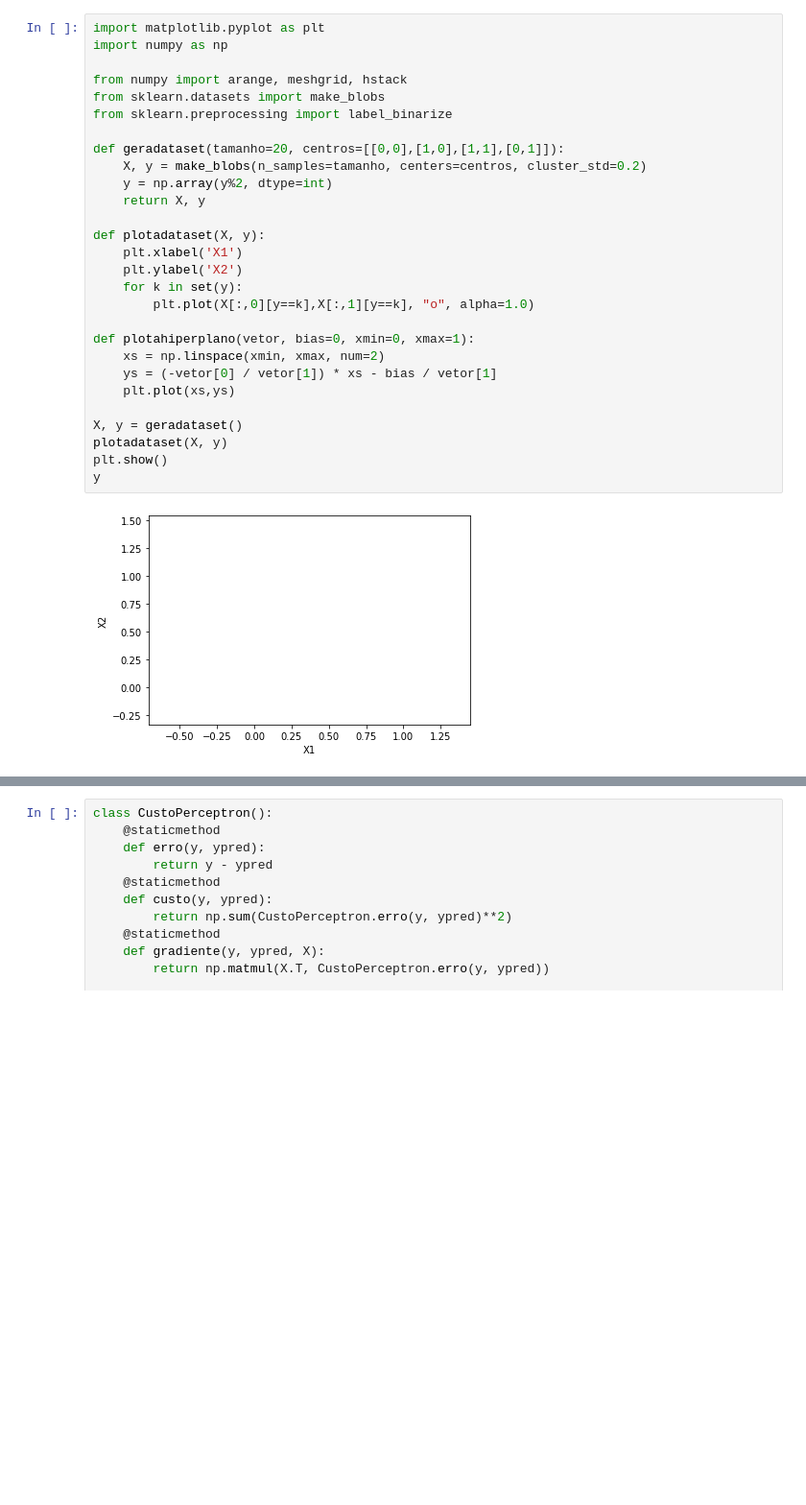
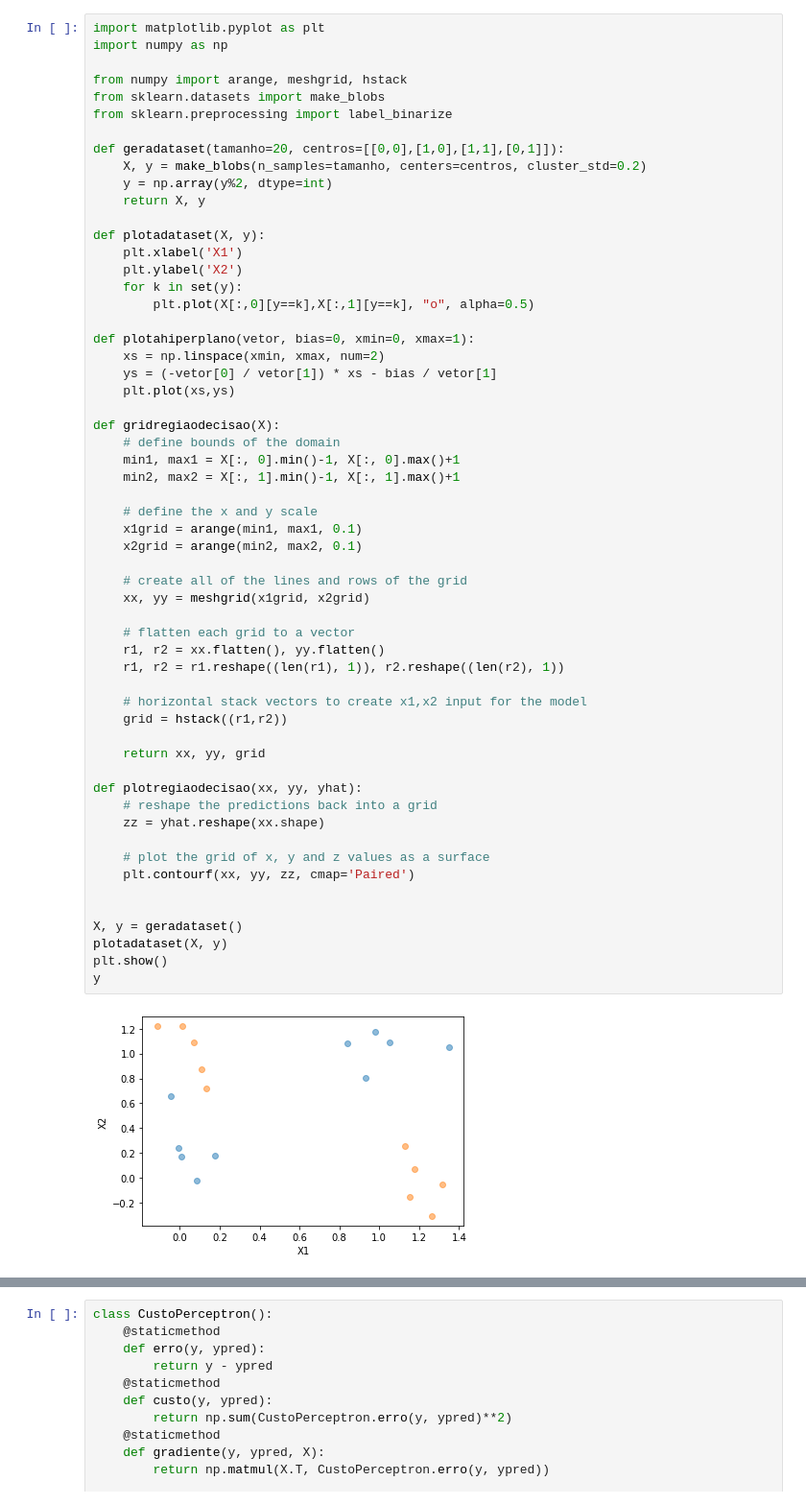
Before and after one commit to leandrolustosa/renear, a Jupyter notebook: elm/elm.ipynb, the cells around one changed output, grey strips where cells are left out. Shown at 96% size. Cells and saved outputs as stored; diff of their text form; blank space fills up the shorter version.

```diff
--- a/elm/elm.ipynb
+++ b/elm/elm.ipynb
@@ -1,30 +1,59 @@
 # %%
 import matplotlib.pyplot as plt
 import numpy as np
 
 from numpy import arange, meshgrid, hstack
 from sklearn.datasets import make_blobs
 from sklearn.preprocessing import label_binarize
 
 def geradataset(tamanho=20, centros=[[0,0],[1,0],[1,1],[0,1]]):
     X, y = make_blobs(n_samples=tamanho, centers=centros, cluster_std=0.2)
     y = np.array(y%2, dtype=int)
     return X, y
 
 def plotadataset(X, y):
     plt.xlabel('X1')
     plt.ylabel('X2')
     for k in set(y):
-        plt.plot(X[:,0][y==k],X[:,1][y==k], "o", alpha=1.0)
+        plt.plot(X[:,0][y==k],X[:,1][y==k], "o", alpha=0.5)
 
 def plotahiperplano(vetor, bias=0, xmin=0, xmax=1):
     xs = np.linspace(xmin, xmax, num=2)
     ys = (-vetor[0] / vetor[1]) * xs - bias / vetor[1]
     plt.plot(xs,ys)
 
+def gridregiaodecisao(X):
+    # define bounds of the domain
+    min1, max1 = X[:, 0].min()-1, X[:, 0].max()+1
+    min2, max2 = X[:, 1].min()-1, X[:, 1].max()+1
+
+    # define the x and y scale
+    x1grid = arange(min1, max1, 0.1)
+    x2grid = arange(min2, max2, 0.1)
+
+    # create all of the lines and rows of the grid
+    xx, yy = meshgrid(x1grid, x2grid)
+
+    # flatten each grid to a vector
+    r1, r2 = xx.flatten(), yy.flatten()
+    r1, r2 = r1.reshape((len(r1), 1)), r2.reshape((len(r2), 1))
+
+    # horizontal stack vectors to create x1,x2 input for the model
+    grid = hstack((r1,r2))
+
+    return xx, yy, grid
+
+def plotregiaodecisao(xx, yy, yhat):
+    # reshape the predictions back into a grid
+    zz = yhat.reshape(xx.shape)
+
+    # plot the grid of x, y and z values as a surface
+    plt.contourf(xx, yy, zz, cmap='Paired')
+
+
 X, y = geradataset()
 plotadataset(X, y)
 plt.show()
 y
 # %% [output]
-[figure, old version]
+[figure, new version]
```
Also changed, not shown: parts of 3 cells of this notebook.
